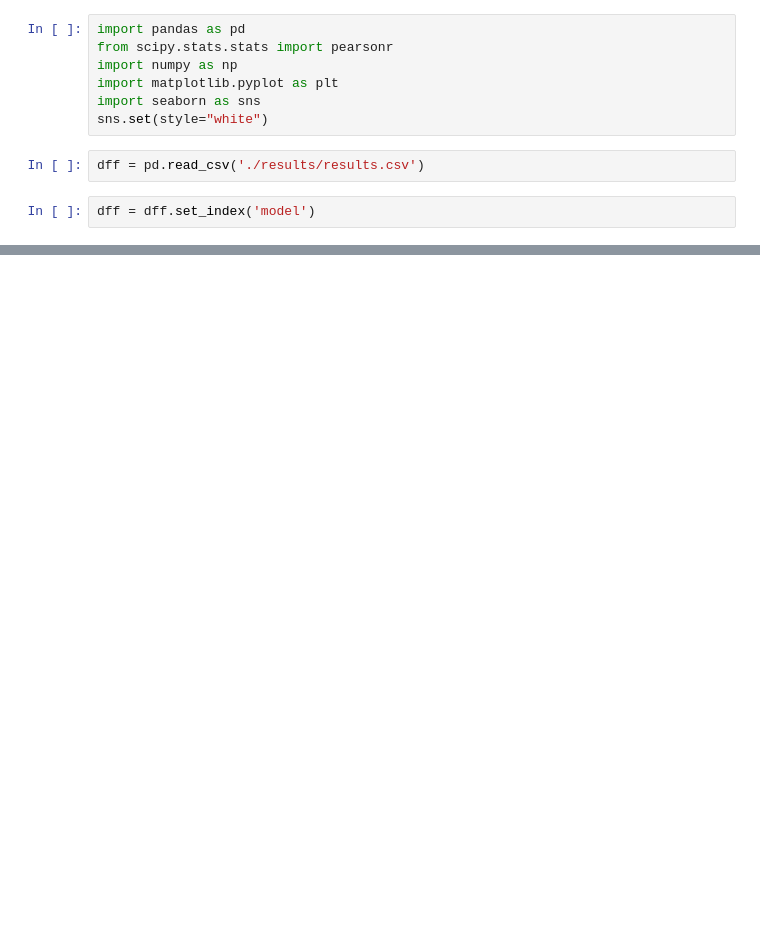
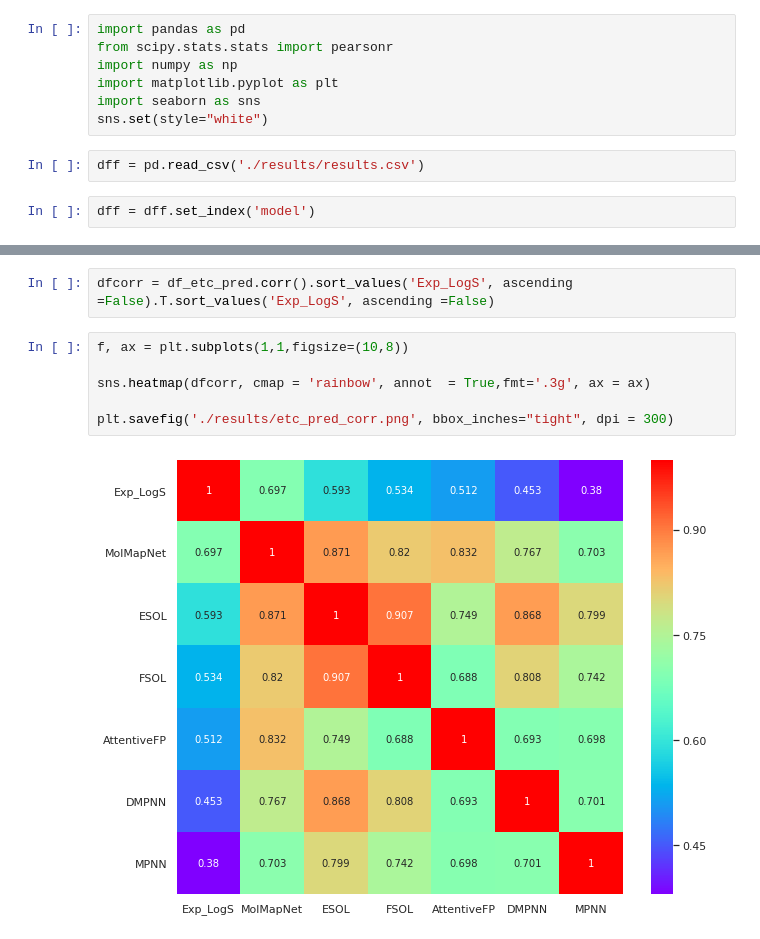
Before and after one commit to shenwanxiang/bidd-molmap, a Jupyter notebook: paper/05_solubility_prediction_model_interpretation/02_plot.ipynb, the cells around one changed output, grey strips where cells are left out. Saved outputs shown, nothing was run; the diff lists cells and outputs as text; blank space fills up the shorter version.

```diff
--- a/paper/05_solubility_prediction_model_interpretation/02_plot.ipynb
+++ b/paper/05_solubility_prediction_model_interpretation/02_plot.ipynb
@@ -204,0 +204,10 @@ for i in idxs:
+# %%
+dfcorr = df_etc_pred.corr().sort_values('Exp_LogS', ascending =False).T.sort_values('Exp_LogS', ascending =False)
+# %%
+f, ax = plt.subplots(1,1,figsize=(10,8))
+
+sns.heatmap(dfcorr, cmap = 'rainbow', annot  = True,fmt='.3g', ax = ax)
+
+plt.savefig('./results/etc_pred_corr.png', bbox_inches="tight", dpi = 300)
+# %% [output]
+[figure, added]
```
Also changed, not shown: parts of 6 cells of this notebook, 28 other files.
